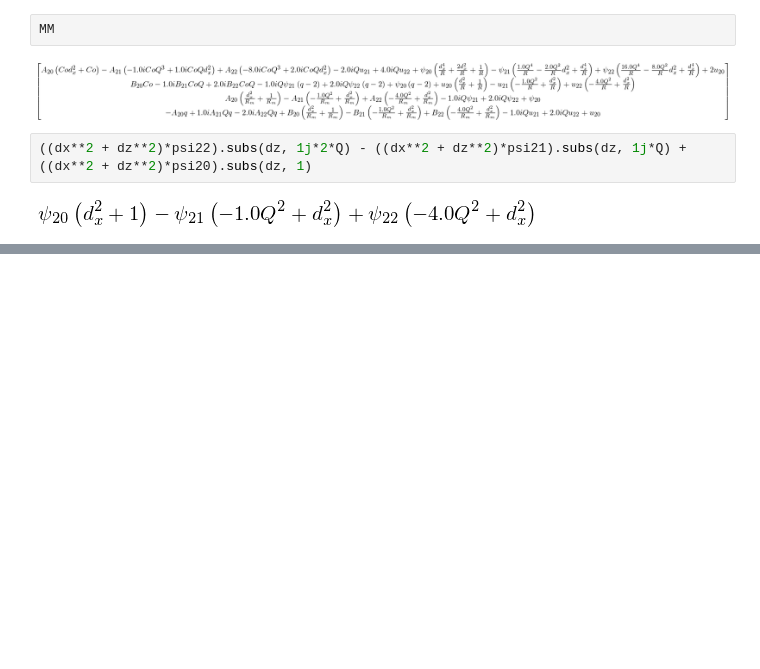
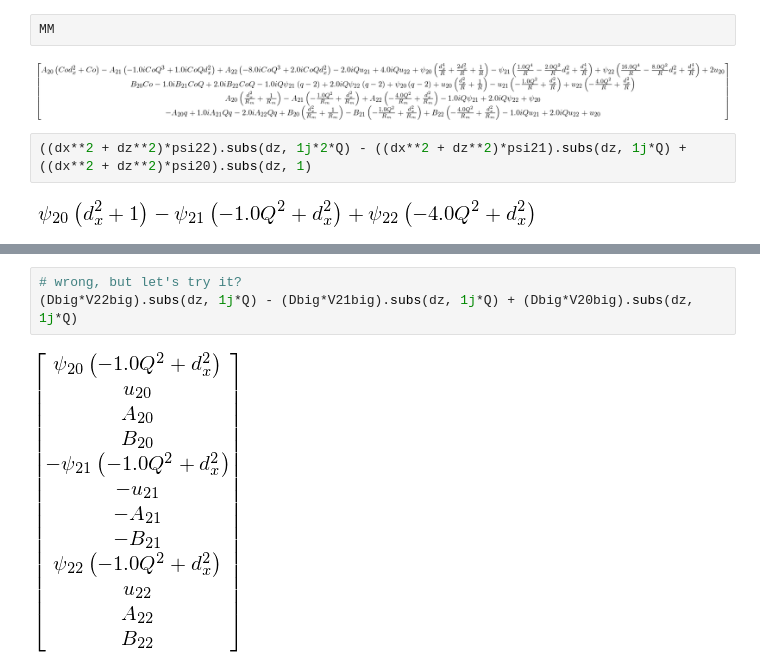
Before and after one commit to jsoishi/weakly_nonlinear_mri, a Jupyter notebook: python/adjoint solution.ipynb, the cells around one changed output, grey strips where cells are left out. Drawn from its saved outputs; the diff is of its cells as text; blank space fills up the shorter version.

```diff
--- a/python/adjoint solution.ipynb
+++ b/python/adjoint solution.ipynb
@@ -279,0 +280,5 @@ Dbig = Matrix([[(dx**2 + dz**2), 0, 0, 0, 0, 0, 0, 0, 0, 0, 0, 0],
+# %%
+# wrong, but let's try it?
+(Dbig*V22big).subs(dz, 1j*Q) - (Dbig*V21big).subs(dz, 1j*Q) + (Dbig*V20big).subs(dz, 1j*Q)
+# %% [output]
+[figure, added]
```
Also changed, not shown: parts of 5 cells of this notebook, 3 other files.
